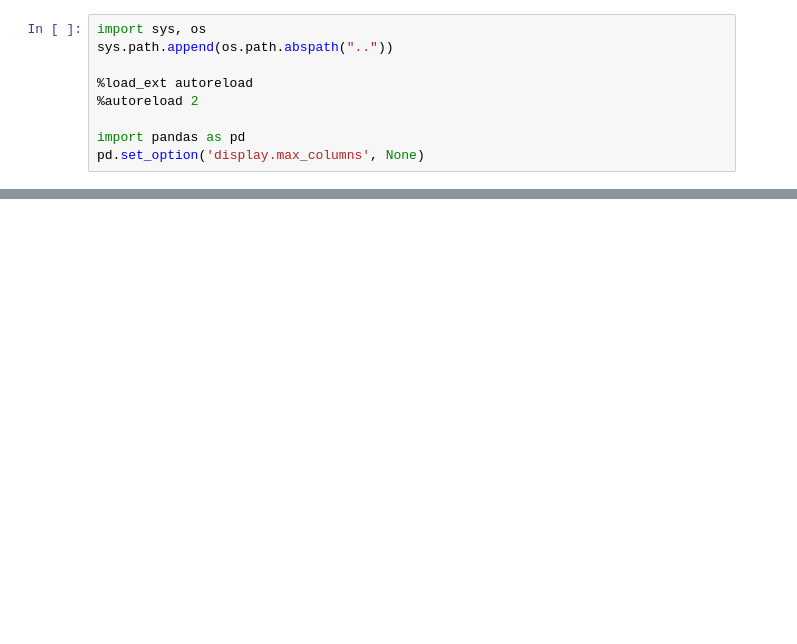
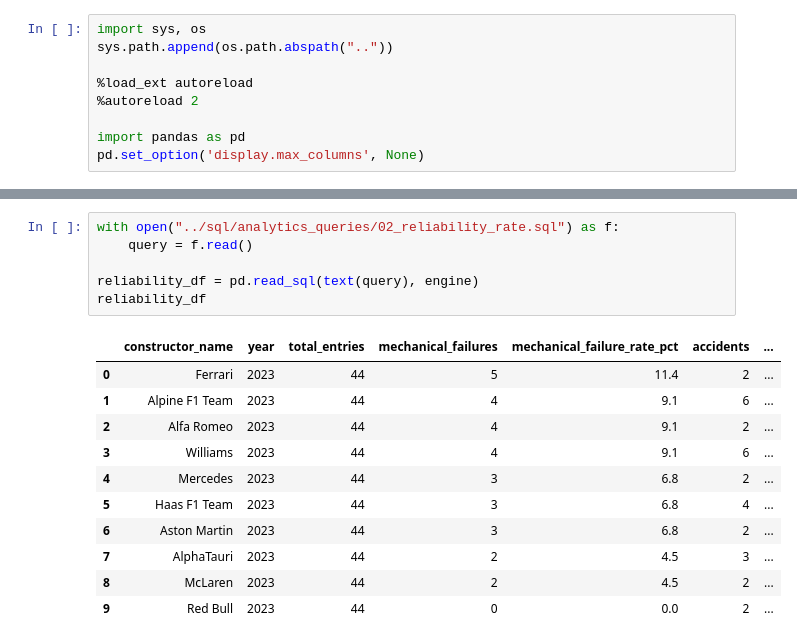
Before and after one commit to TanushxD/F1-analytics, a Jupyter notebook: notebooks/05_sql_analytics.ipynb, the cells around one changed output, grey strips where cells are left out. Cells and saved outputs as stored; diff of their text form; blank space fills up the shorter version.

```diff
--- a/notebooks/05_sql_analytics.ipynb
+++ b/notebooks/05_sql_analytics.ipynb
@@ -20,0 +65,18 @@ ModuleNotFoundError: No module named 'src'
+# %%
+with open("../sql/analytics_queries/02_reliability_rate.sql") as f:
+    query = f.read()
+
+reliability_df = pd.read_sql(text(query), engine)
+reliability_df
+# %% [output]
+|  | constructor_name | year | total_entries | mechanical_failures | mechanical_failure_rate_pct | accidents | ... |
+| 0 | Ferrari | 2023 | 44 | 5 | 11.4 | 2 | ... |
+| 1 | Alpine F1 Team | 2023 | 44 | 4 | 9.1 | 6 | ... |
+| 2 | Alfa Romeo | 2023 | 44 | 4 | 9.1 | 2 | ... |
+| 3 | Williams | 2023 | 44 | 4 | 9.1 | 6 | ... |
+| 4 | Mercedes | 2023 | 44 | 3 | 6.8 | 2 | ... |
+| 5 | Haas F1 Team | 2023 | 44 | 3 | 6.8 | 4 | ... |
+| 6 | Aston Martin | 2023 | 44 | 3 | 6.8 | 2 | ... |
+| 7 | AlphaTauri | 2023 | 44 | 2 | 4.5 | 3 | ... |
+| 8 | McLaren | 2023 | 44 | 2 | 4.5 | 2 | ... |
+| 9 | Red Bull | 2023 | 44 | 0 | 0.0 | 2 | ... |
```
Also changed, not shown: parts of 6 cells of this notebook.
